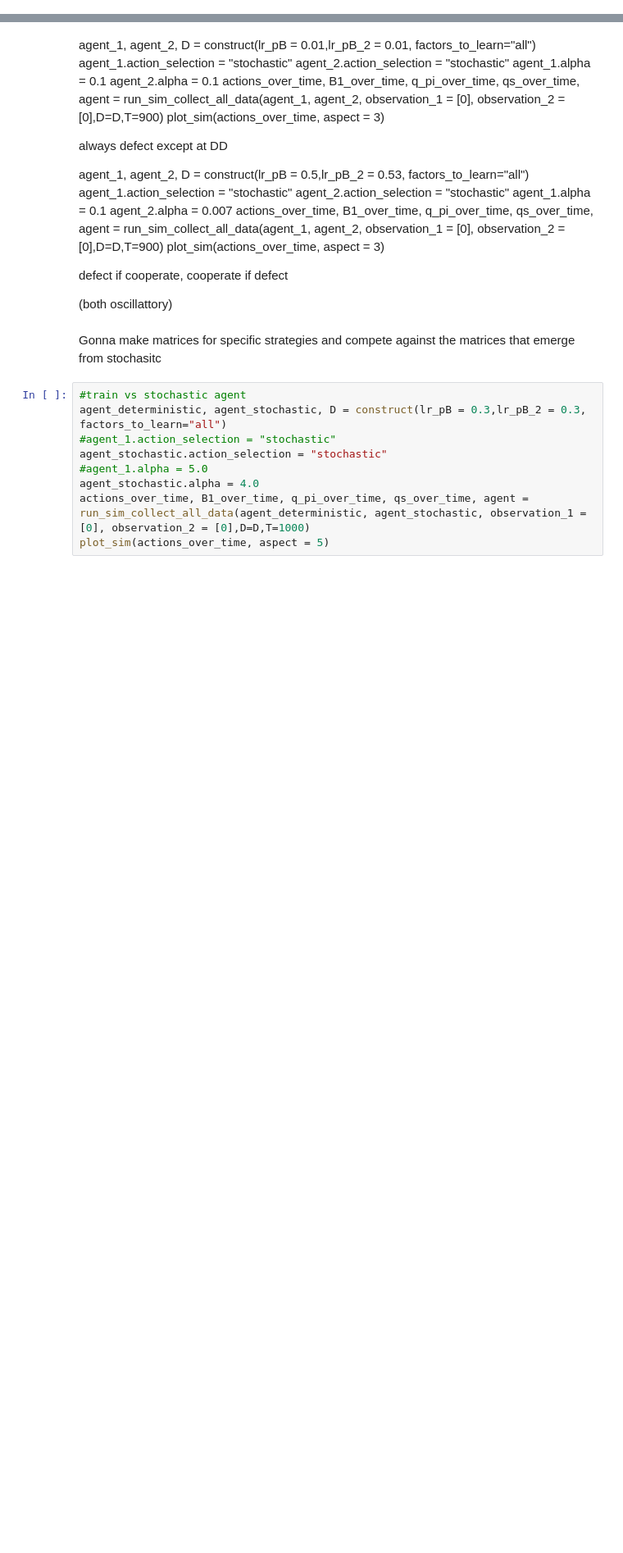
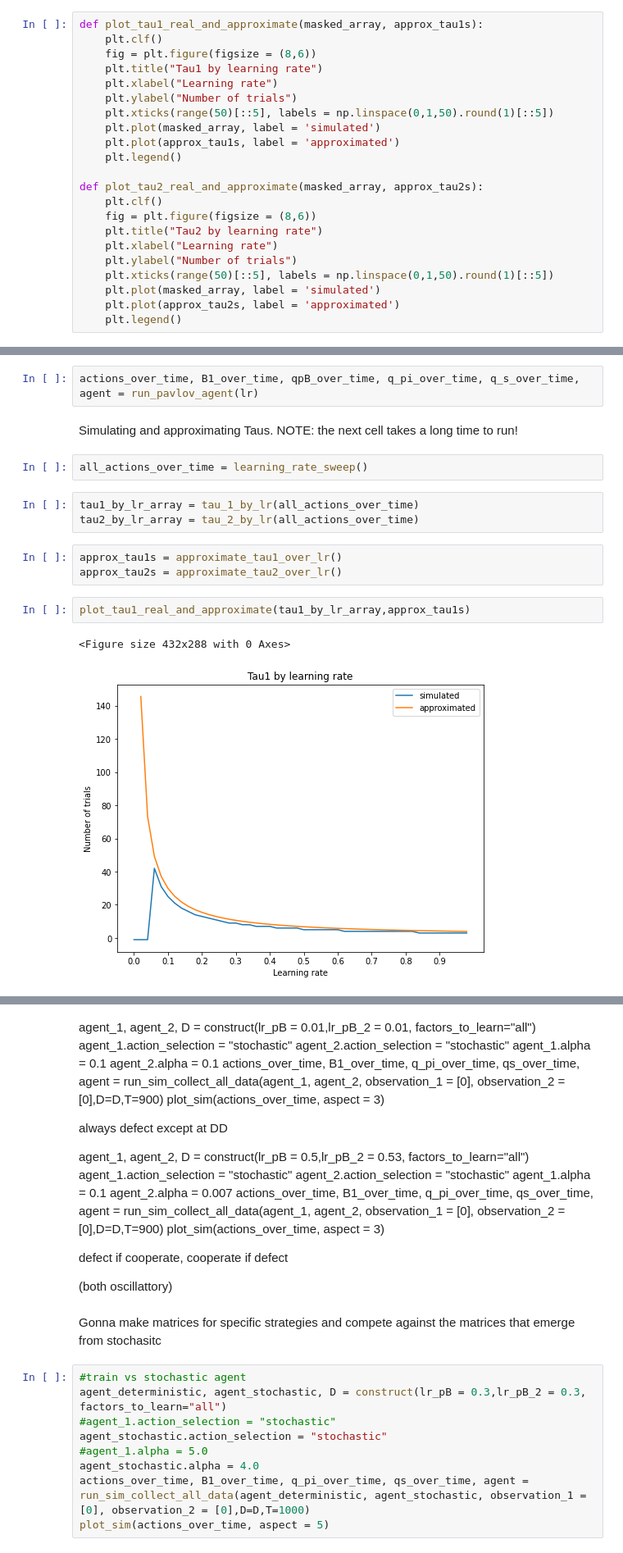
Before and after one commit to daphnedemekas/network-actinf, a Jupyter notebook: prisoners_dilemma/dual_agent_results/final_results.ipynb, the cells around one changed output, grey strips where cells are left out. Shown: that part at 82% size. Drawn from its saved outputs; the diff is of its cells as text; blank space fills up the shorter version.

```diff
--- a/prisoners_dilemma/dual_agent_results/final_results.ipynb
+++ b/prisoners_dilemma/dual_agent_results/final_results.ipynb
@@ -52,0 +132,22 @@ plot_sim(actions_over_time, aspect = 3)
+# %%
+def plot_tau1_real_and_approximate(masked_array, approx_tau1s):
+    plt.clf()
+    fig = plt.figure(figsize = (8,6))
+    plt.title("Tau1 by learning rate")
+    plt.xlabel("Learning rate")
+    plt.ylabel("Number of trials")
+    plt.xticks(range(50)[::5], labels = np.linspace(0,1,50).round(1)[::5])
+    plt.plot(masked_array, label = 'simulated')
+    plt.plot(approx_tau1s, label = 'approximated')
+    plt.legend()
+
+def plot_tau2_real_and_approximate(masked_array, approx_tau2s):
+    plt.clf()
+    fig = plt.figure(figsize = (8,6))
+    plt.title("Tau2 by learning rate")
+    plt.xlabel("Learning rate")
+    plt.ylabel("Number of trials")
+    plt.xticks(range(50)[::5], labels = np.linspace(0,1,50).round(1)[::5])
+    plt.plot(masked_array, label = 'simulated')
+    plt.plot(approx_tau2s, label = 'approximated')
+    plt.legend()
@@ -52,0 +198,17 @@ plot_sim(actions_over_time, aspect = 3)
+# %%
+actions_over_time, B1_over_time, qpB_over_time, q_pi_over_time, q_s_over_time, agent = run_pavlov_agent(lr)
+# %% [markdown]
+Simulating and approximating Taus. NOTE: the next cell takes a long time to run!
+# %%
+all_actions_over_time = learning_rate_sweep()
+# %%
+tau1_by_lr_array = tau_1_by_lr(all_actions_over_time)
+tau2_by_lr_array = tau_2_by_lr(all_actions_over_time)
+# %%
+approx_tau1s = approximate_tau1_over_lr()
+approx_tau2s = approximate_tau2_over_lr()
+# %%
+plot_tau1_real_and_approximate(tau1_by_lr_array,approx_tau1s)
+# %% [output]
+<Figure size 432x288 with 0 Axes>
+[figure, added]
```
Also changed, not shown: parts of 27 cells of this notebook, 7 other files.
